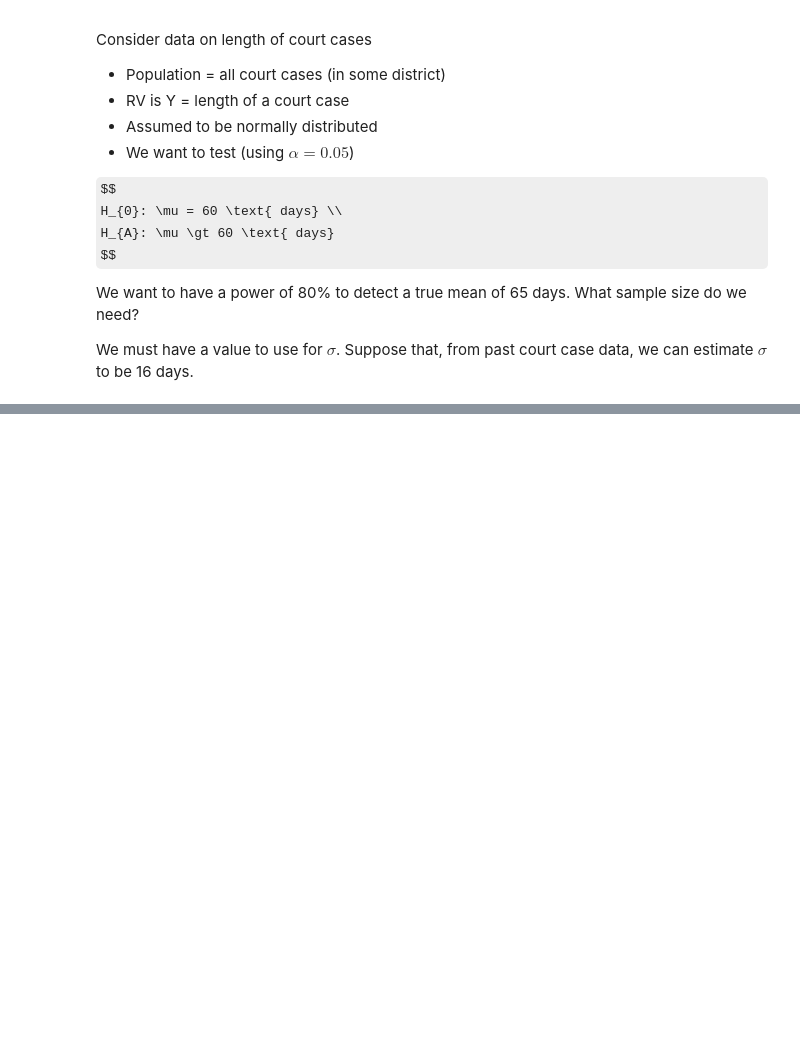
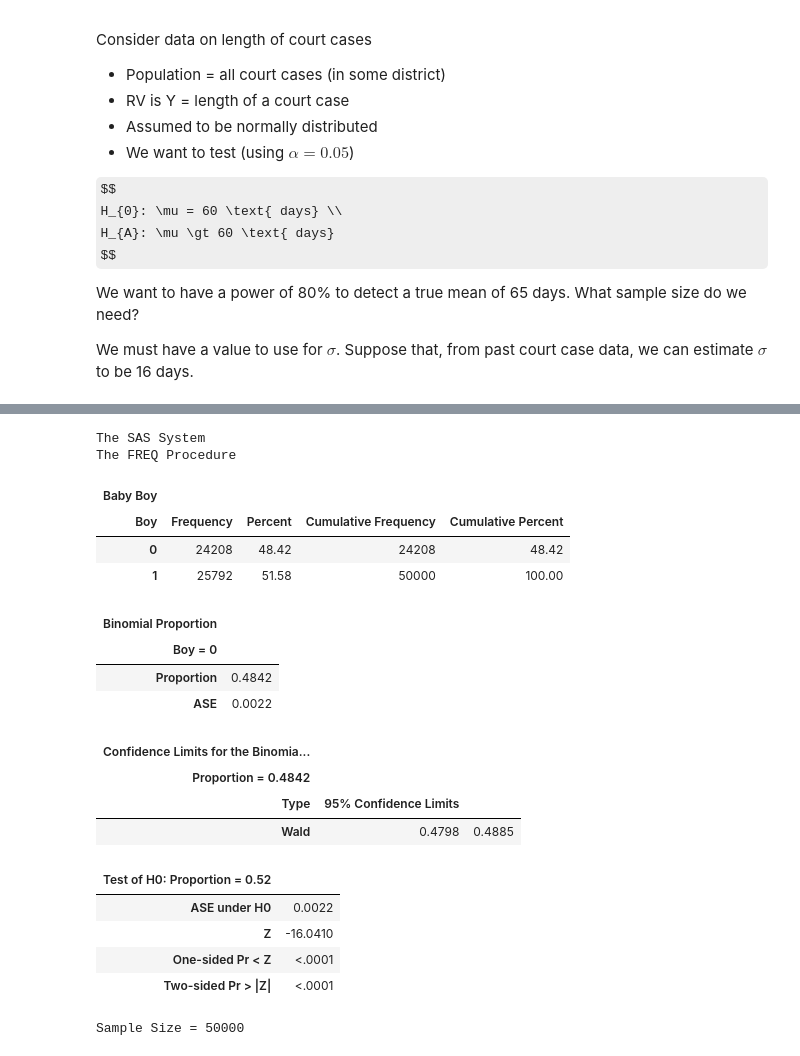
Before and after one commit to scimaksim/NCSU_graduate, a Jupyter notebook: ST513/Hypothesis_tests.ipynb, the cells around one changed output, grey strips where cells are left out. Saved outputs shown, nothing was run; the diff lists cells and outputs as text; code cells hidden in the pictures; some formulas as TeX source; blank space fills up the shorter version.

```diff
--- a/ST513/Hypothesis_tests.ipynb
+++ b/ST513/Hypothesis_tests.ipynb
@@ -1144,0 +1212,27 @@ Similarly, $z_{\beta}$ is the value from the standard normal distribution with $
+# %%
+%%SAS my_session
+* z-test for a proportion;
+PROC FREQ DATA = sashelp.bweight;
+  TABLES Boy / BINOMIAL(Wald P=0.52);
+RUN;
+# %% [output]
+The SAS System
+The FREQ Procedure
+| Baby Boy |  |  |  |  |
+| Boy | Frequency | Percent | Cumulative Frequency | Cumulative Percent |
+| 0 | 24208 | 48.42 | 24208 | 48.42 |
+| 1 | 25792 | 51.58 | 50000 | 100.00 |
+| Binomial Proportion |  |
+| Boy = 0 |  |
+| Proportion | 0.4842 |
+| ASE | 0.0022 |
+| Confidence Limits for the Binomia... |  |  |
+| Proportion = 0.4842 |  |  |
+| Type | 95% Confidence Limits |  |
+| Wald | 0.4798 | 0.4885 |
+| Test of H0: Proportion = 0.52 |  |
+| ASE under H0 | 0.0022 |
+| Z | -16.0410 |
+| One-sided Pr < Z | <.0001 |
+| Two-sided Pr > |Z| | <.0001 |
+Sample Size = 50000
```
Also changed, not shown: parts of 15 cells of this notebook, 6 other files.
